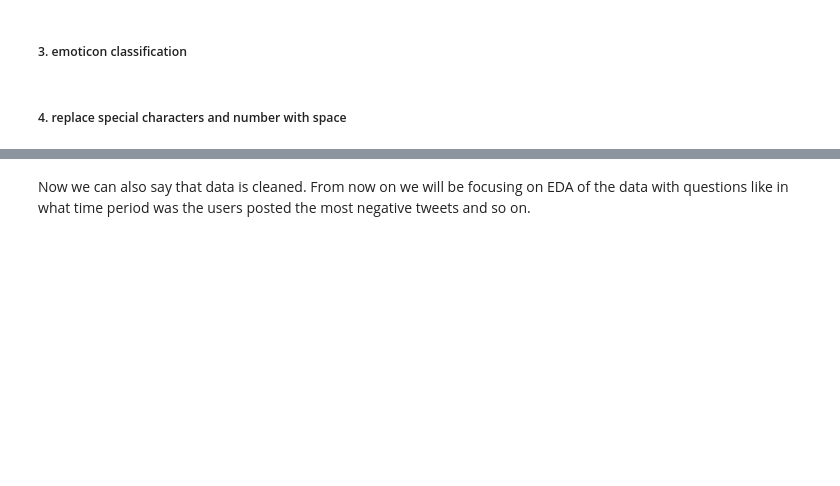
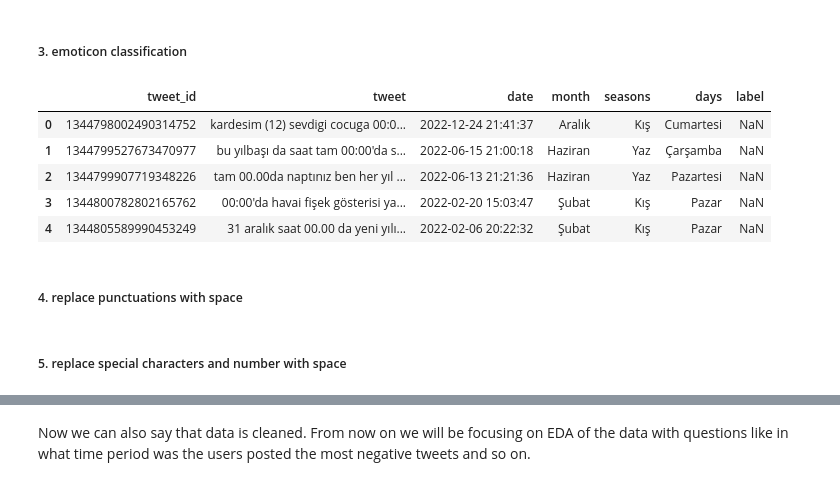
Before and after one commit to BaranBicen/Sentimen-analysis-on-twitter, a Jupyter notebook: sentiment analysis.ipynb, the cells around one changed output, grey strips where cells are left out. Cells and saved outputs as stored; diff of their text form; code cells hidden in the pictures; blank space fills up the shorter version.

```diff
--- a/sentiment analysis.ipynb
+++ b/sentiment analysis.ipynb
@@ -295,3 +296,14 @@ def classification(text, dictionary):
 combined_df["tweet"] = combined_df["tweet"].apply(lambda x: classification(x,emoticon_dict))
 train_df["tweet"] = train_df["tweet"].apply(lambda x: classification(x,emoticon_dict))
 test_df["tweet"] = test_df["tweet"].apply(lambda x: classification(x,emoticon_dict))
+# %%
+combined_df.head()
+# %% [output]
+|  | tweet_id | tweet | date | month | seasons | days | label |
+| 0 | 1344798002490314752 | kardesim (12) sevdigi cocuga 00:0... | 2022-12-24 21:41:37 | Aralık | Kış | Cumartesi | NaN |
+| 1 | 1344799527673470977 | bu yılbaşı da saat tam 00:00'da s... | 2022-06-15 21:00:18 | Haziran | Yaz | Çarşamba | NaN |
+| 2 | 1344799907719348226 | tam 00.00da naptınız ben her yıl ... | 2022-06-13 21:21:36 | Haziran | Yaz | Pazartesi | NaN |
+| 3 | 1344800782802165762 | 00:00'da havai fişek gösterisi ya... | 2022-02-20 15:03:47 | Şubat | Kış | Pazar | NaN |
+| 4 | 1344805589990453249 | 31 aralık saat 00.00 da yeni yılı... | 2022-02-06 20:22:32 | Şubat | Kış | Pazar | NaN |
+# %% [markdown]
+##### 4. replace punctuations with space
@@ -298,5 +314,5 @@ test_df["tweet"] = test_df["tweet"].apply(lambda x: classification(x,emoticon_di
 # %% [markdown]
-##### 4. replace special characters and number with space
+##### 5. replace special characters and number with space
 # %%
 combined_df["tweet"] = combined_df["tweet"].apply(lambda x: re.sub(r'[^a-zA-Z0-9]',' ',x))
 train_df["tweet"] = train_df["tweet"].apply(lambda x: re.sub(r'[^a-zA-Z0-9]',' ',x))
```
Also changed, not shown: parts of 16 cells of this notebook.
